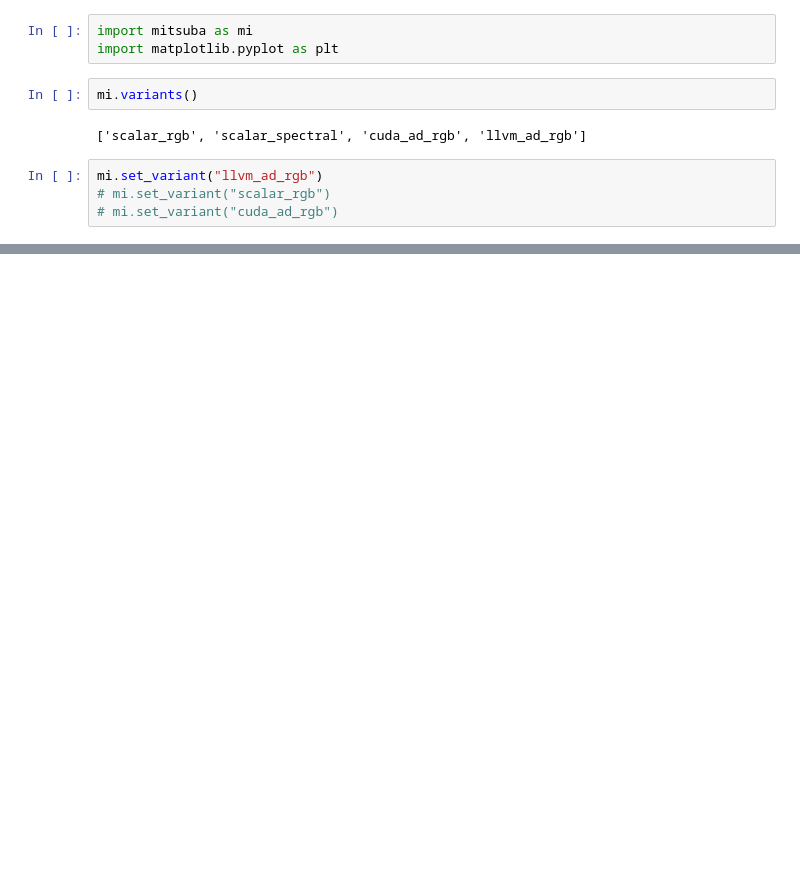
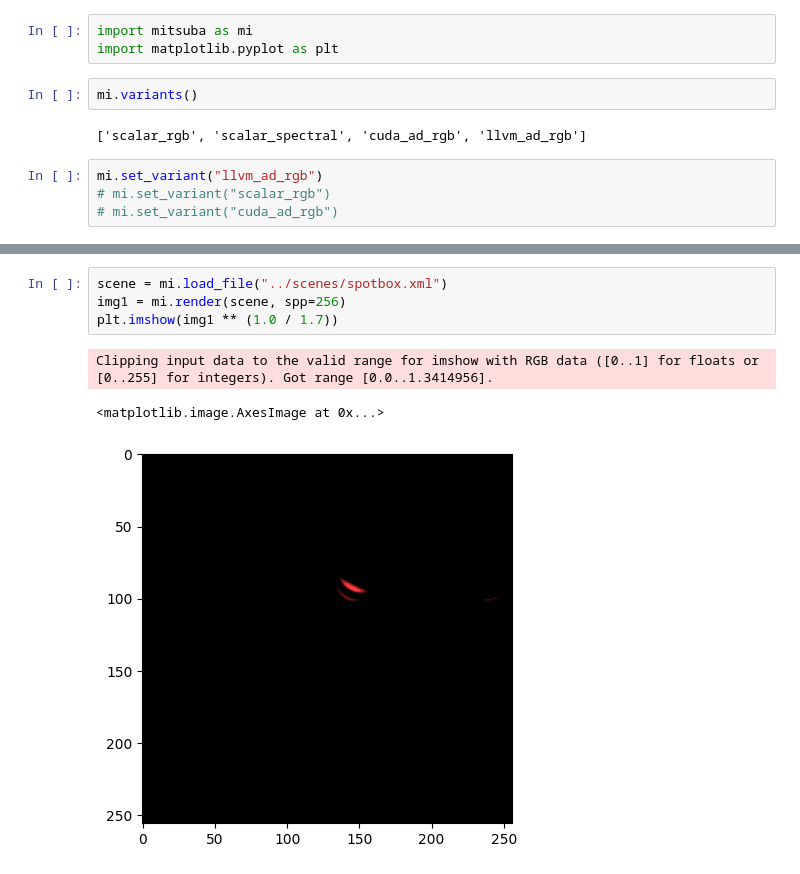
Before and after one commit to BNLNPPS/esi-mitsuba-sandbox, a Jupyter notebook: notebooks/mitsuba_emitter_1.ipynb, the cells around one changed output, grey strips where cells are left out. Cells and saved outputs as stored; diff of their text form; blank space fills up the shorter version.

```diff
--- a/notebooks/mitsuba_emitter_1.ipynb
+++ b/notebooks/mitsuba_emitter_1.ipynb
@@ -25,0 +24,8 @@ Clipping input data to the valid range for imshow with RGB data ([0..1] for floa
+# %%
+scene = mi.load_file("../scenes/spotbox.xml")
+img1 = mi.render(scene, spp=256)
+plt.imshow(img1 ** (1.0 / 1.7))
+# %% [output]
+Clipping input data to the valid range for imshow with RGB data ([0..1] for floats or [0..255] for integers). Got range [0.0..1.3414956].
+<matplotlib.image.AxesImage at 0x...>
+[figure, added]
```
Also changed, not shown: parts of 4 cells of this notebook, 1 other file.
